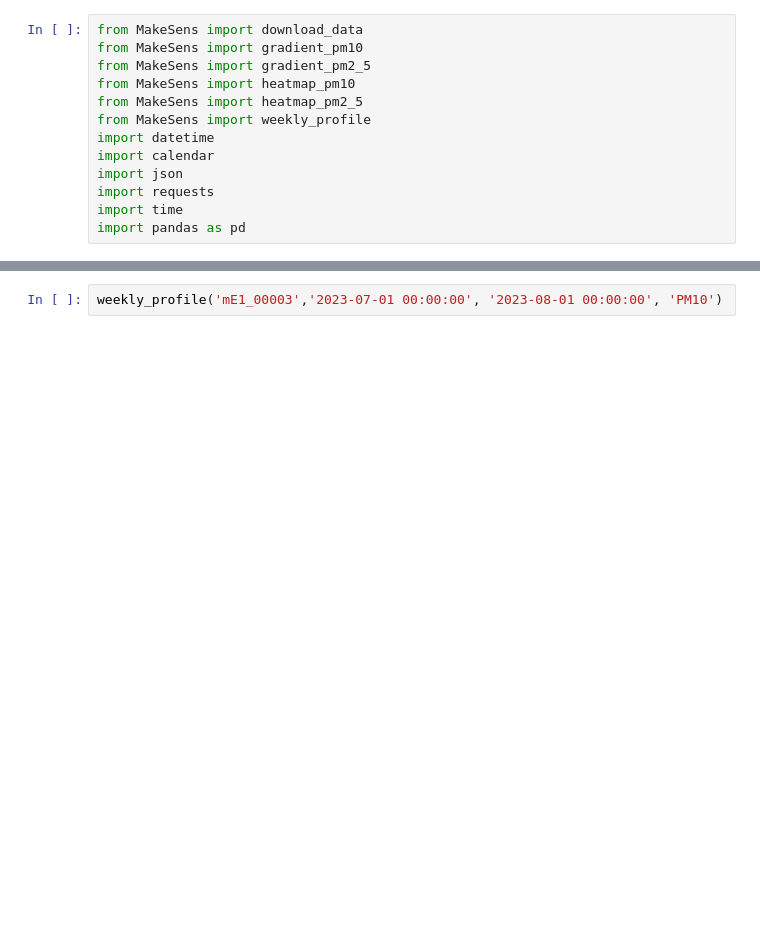
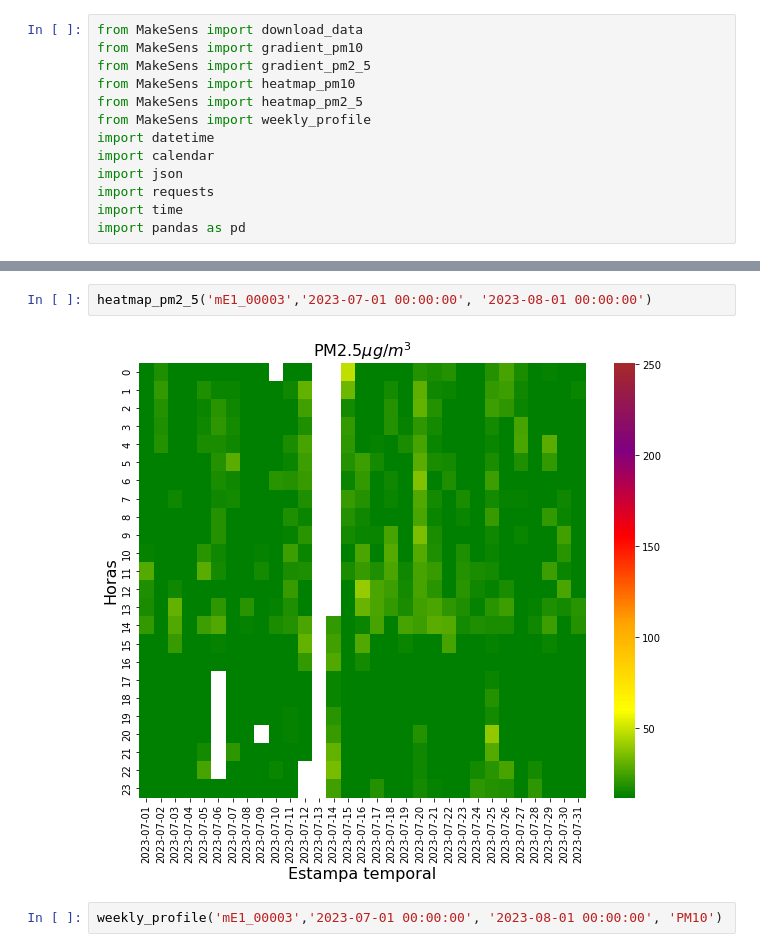
Before and after one commit to MakeSens-Data/MakeSensAPI_Python, a Jupyter notebook: MakeSens/test.ipynb, the cells around one changed output, grey strips where cells are left out. Saved outputs shown, nothing was run; the diff lists cells and outputs as text; blank space fills up the shorter version.

```diff
--- a/MakeSens/test.ipynb
+++ b/MakeSens/test.ipynb
@@ -14,3 +26,7 @@ import pandas as pd
+# %%
+heatmap_pm2_5('mE1_00003','2023-07-01 00:00:00', '2023-08-01 00:00:00')
+# %% [output]
+[figure, added]
 # %%
 weekly_profile('mE1_00003','2023-07-01 00:00:00', '2023-08-01 00:00:00', 'PM10')
 # %% [output]
```
Also changed, not shown: parts of 3 cells of this notebook.
